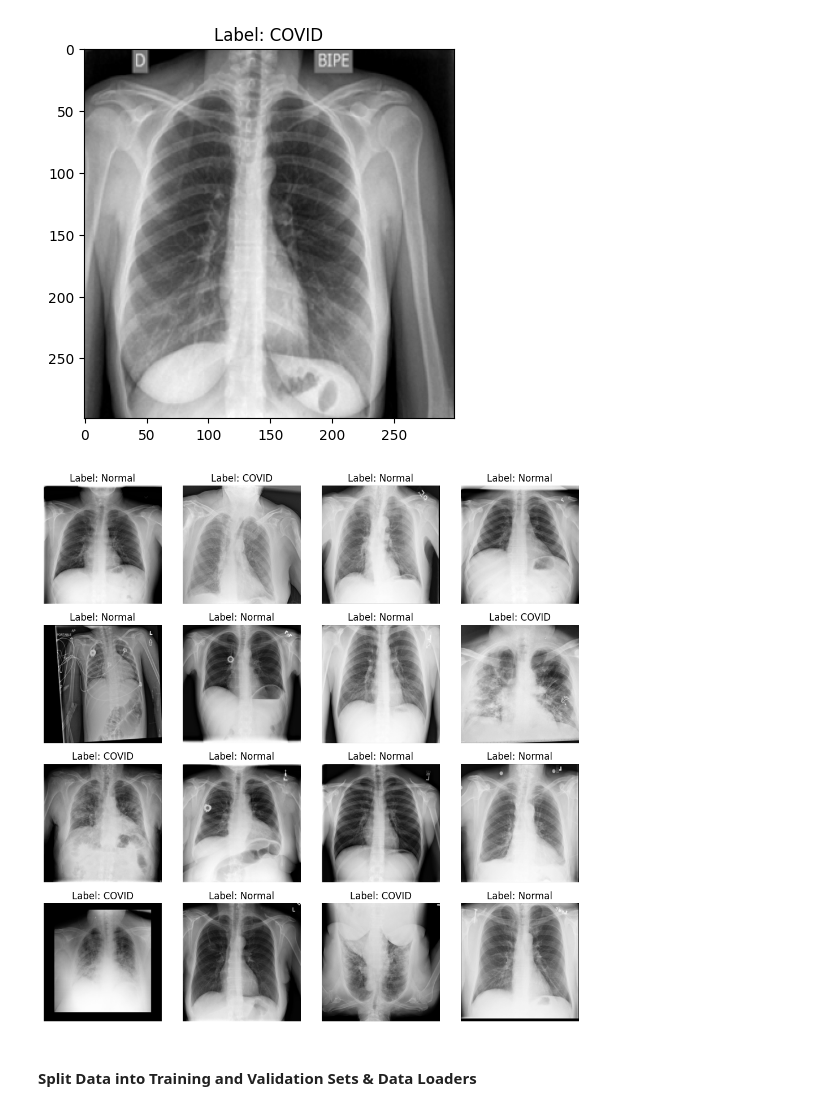
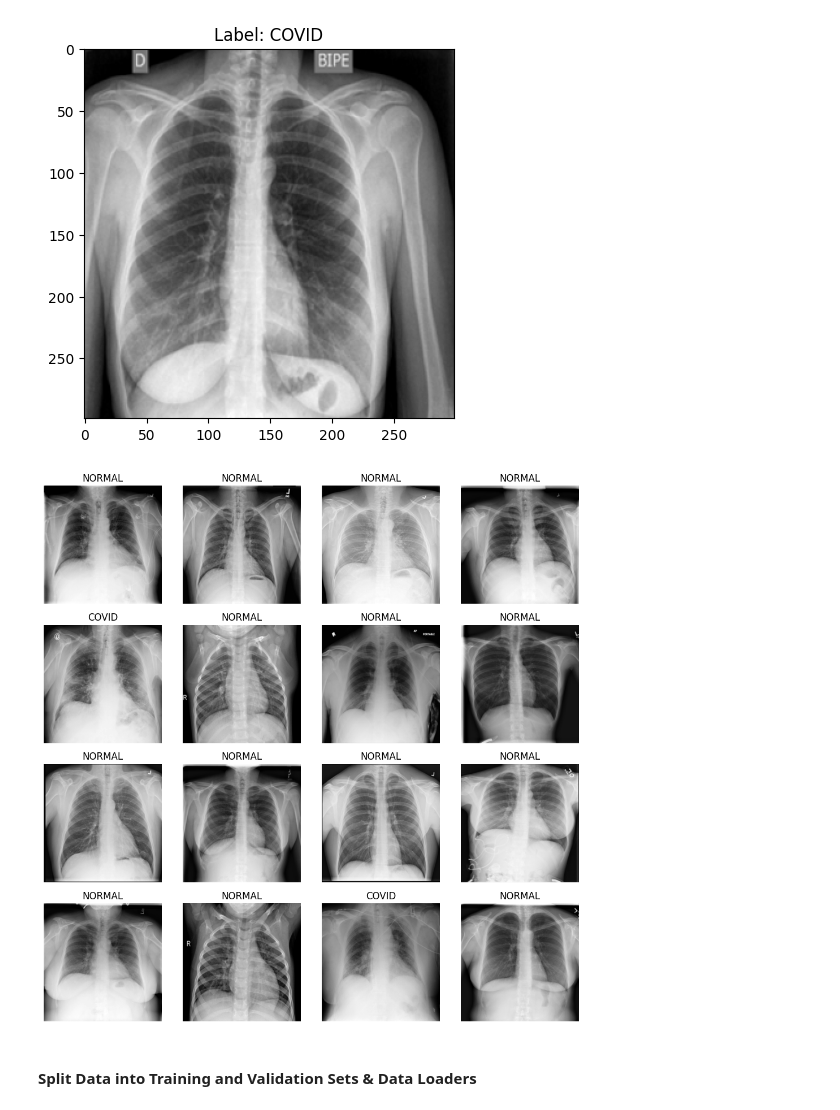
Before and after one commit to armyza2540/COVID-19-Prediction-using-CXR-Images, a Jupyter notebook: covid_prediction.ipynb, the cells around one changed output. Cells and saved outputs as stored; diff of their text form; code cells hidden in the pictures.

```diff
--- a/covid_prediction.ipynb
+++ b/covid_prediction.ipynb
@@ -45,7 +51,7 @@ class COVID_Dataset(Dataset):
     def __init__(self, root_dir=DATA_PATH, transform=None):
         self.root_dir = root_dir
         self.transform = transform
-        self.classes = ['Normal', 'COVID'] # 0 = Normal, 1 = COVID
+        self.classes = ['NORMAL', 'COVID'] # 0 = Normal, 1 = COVID
         self.images = []
         self.labels = []
 
@@ -87,18 +107,18 @@ Image shape: torch.Size([1, 299, 299])
 # %%
 # Cerate a data loader
 covid_dataloader = DataLoader(dataset, batch_size=BATCH_SIZE, shuffle=True)
 images, labels = next(iter(covid_dataloader))
 
 # Visualize the images
 fig, axes = plt.subplots(4, 4, figsize=(10, 10))
 for i, ax in enumerate(axes.flat):
     ax.imshow(images[i].permute(1, 2, 0).squeeze(), cmap='gray')
-    ax.set_title(f"Label: {dataset.classes[labels[i].item()]}")
+    ax.set_title(f"{dataset.classes[labels[i].item()]}")
     ax.axis('off')
 plt.tight_layout()
 plt.show()
 # %% [output]
-[figure, old version]
+[figure, new version]
 # %% [markdown]
 #### Split Data into Training and Validation Sets & Data Loaders
 # %%
```
Also changed, not shown: parts of 53 cells of this notebook.
